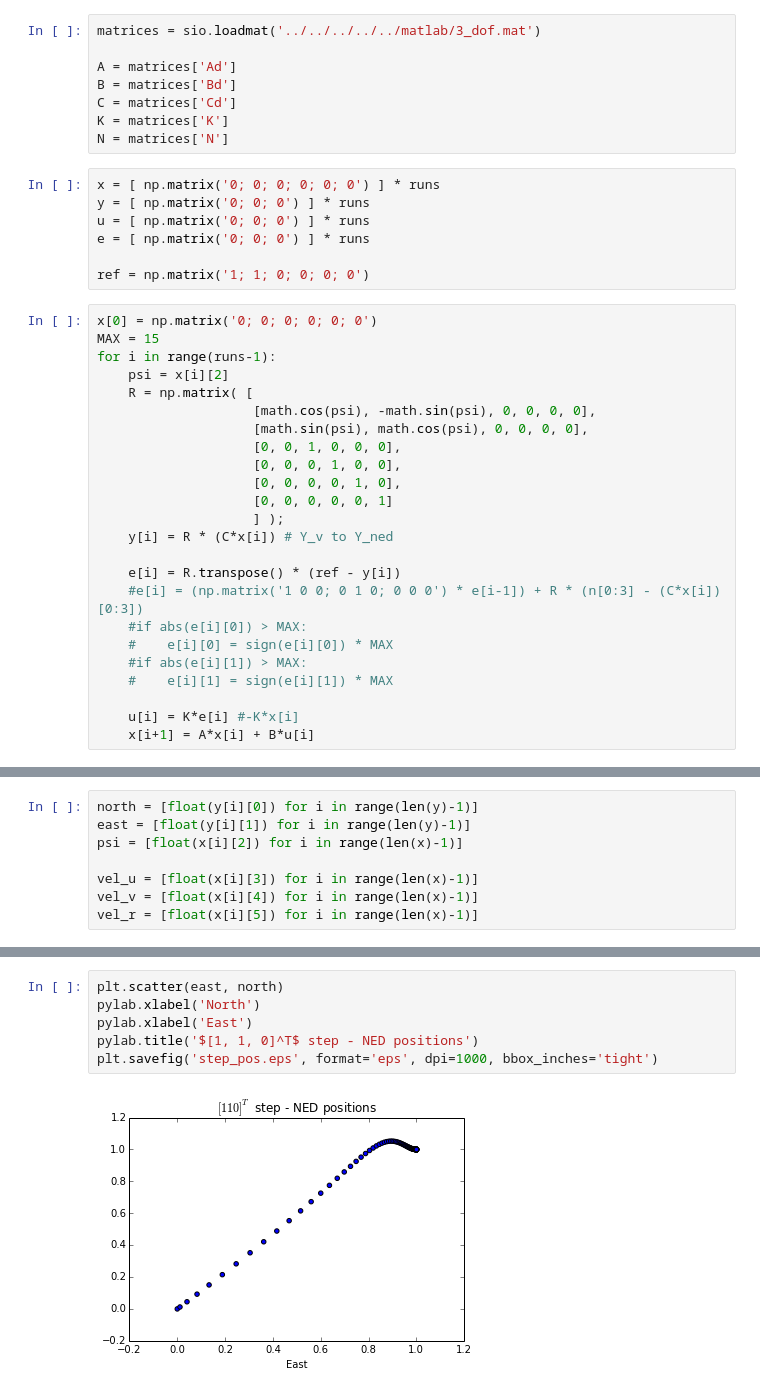
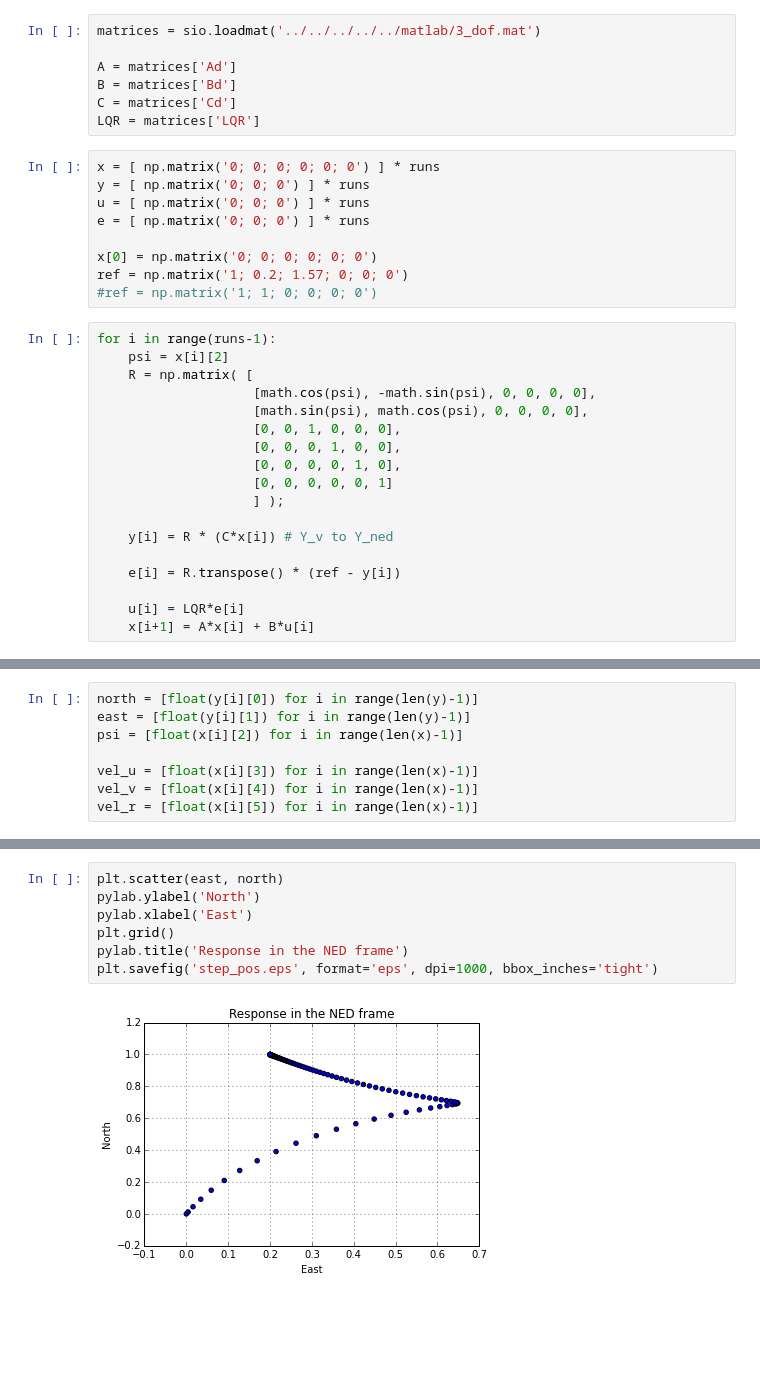
Before and after one commit to lbromo/aauship-formation, a Jupyter notebook: code/hli/ros/src/aauship/scripts/State feedback control.ipynb, the cells around one changed output, grey strips where cells are left out. Saved outputs shown, nothing was run; the diff lists cells and outputs as text; blank space fills up the shorter version.

```diff
--- a/code/hli/ros/src/aauship/scripts/State feedback control.ipynb
+++ b/code/hli/ros/src/aauship/scripts/State feedback control.ipynb
@@ -16,18 +16,17 @@ matrices = sio.loadmat('../../../../../matlab/3_dof.mat')
 A = matrices['Ad']
 B = matrices['Bd']
 C = matrices['Cd']
-K = matrices['K']
-N = matrices['N']
+LQR = matrices['LQR']
 # %%
 x = [ np.matrix('0; 0; 0; 0; 0; 0') ] * runs
 y = [ np.matrix('0; 0; 0') ] * runs
 u = [ np.matrix('0; 0; 0') ] * runs
 e = [ np.matrix('0; 0; 0') ] * runs
 
-ref = np.matrix('1; 1; 0; 0; 0; 0')
+x[0] = np.matrix('0; 0; 0; 0; 0; 0')
+ref = np.matrix('1; 0.2; 1.57; 0; 0; 0')
+#ref = np.matrix('1; 1; 0; 0; 0; 0')
 # %%
-x[0] = np.matrix('0; 0; 0; 0; 0; 0')
-MAX = 15
 for i in range(runs-1):
     psi = x[i][2]
     R = np.matrix( [
@@ -38,16 +37,12 @@ for i in range(runs-1):
                     [0, 0, 0, 0, 1, 0],
                     [0, 0, 0, 0, 0, 1]
                     ] );
+
     y[i] = R * (C*x[i]) # Y_v to Y_ned
 
     e[i] = R.transpose() * (ref - y[i])
-    #e[i] = (np.matrix('1 0 0; 0 1 0; 0 0 0') * e[i-1]) + R * (n[0:3] - (C*x[i])[0:3])
-    #if abs(e[i][0]) > MAX:
-    #    e[i][0] = sign(e[i][0]) * MAX
-    #if abs(e[i][1]) > MAX:
-    #    e[i][1] = sign(e[i][1]) * MAX
 
-    u[i] = K*e[i] #-K*x[i]
+    u[i] = LQR*e[i]
     x[i+1] = A*x[i] + B*u[i]
 # %%
 e_north = [float(e[i][0]) for i in range(len(e)-1) ]
@@ -85,8 +82,9 @@ plt.savefig('step.eps', format='eps', dpi=1000, bbox_inches='tight')
 # %%
 plt.scatter(east, north)
-pylab.xlabel('North')
+pylab.ylabel('North')
 pylab.xlabel('East')
-pylab.title('$[1, 1, 0]^T$ step - NED positions')
+plt.grid()
+pylab.title('Response in the NED frame')
 plt.savefig('step_pos.eps', format='eps', dpi=1000, bbox_inches='tight')
 # %% [output]
-[figure, old version]
+[figure, new version]
```
Also changed, not shown: parts of 6 cells of this notebook, 2 other files.
